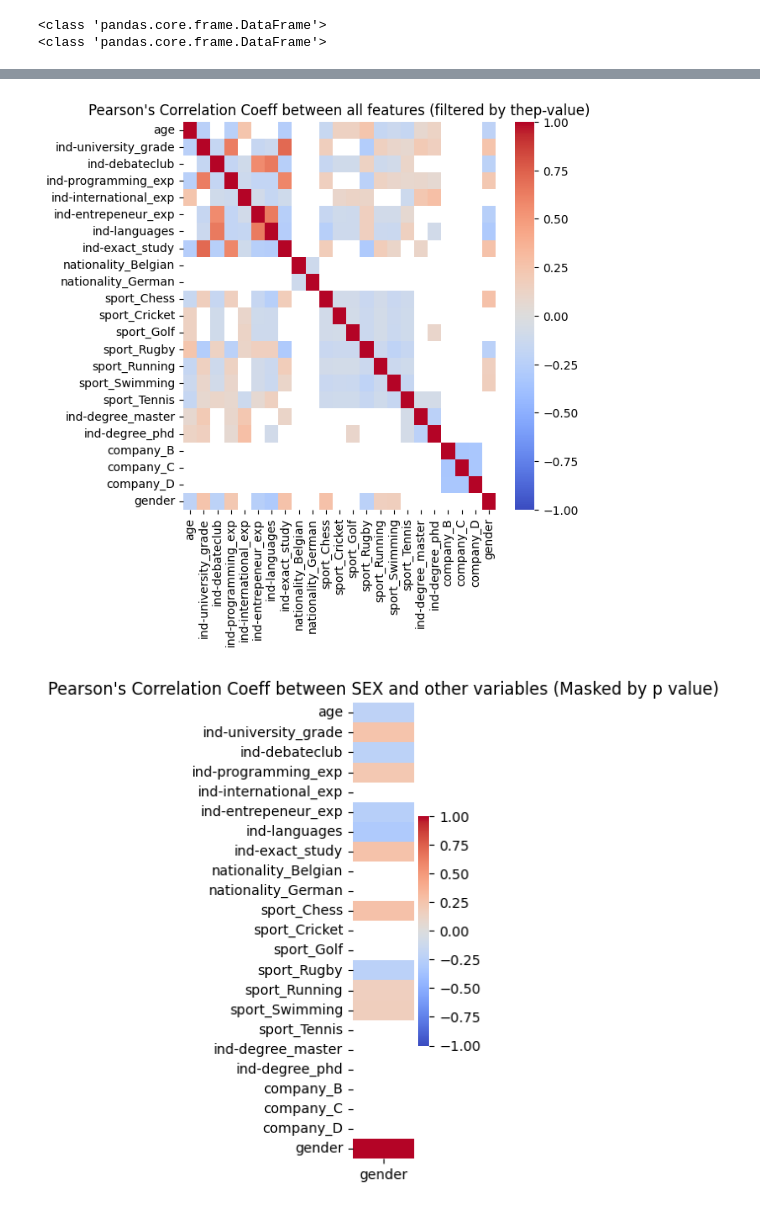
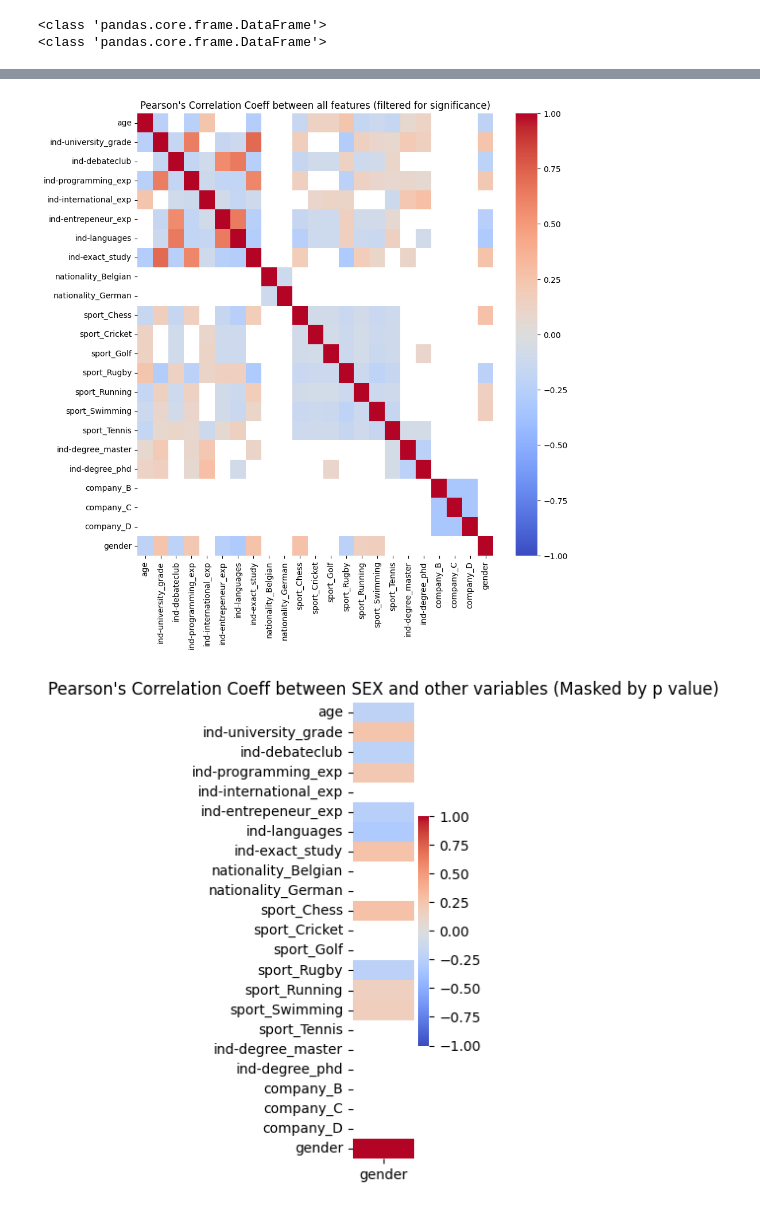
Before and after one commit to MiriamEspinosa/Gender_Fairness_Recruitment, a Jupyter notebook: Final_Assignment/final_assignment.ipynb, the cells around one changed output, grey strips where cells are left out. Cells and saved outputs as stored; diff of their text form; code cells hidden in the pictures.

```diff
--- a/Final_Assignment/final_assignment.ipynb
+++ b/Final_Assignment/final_assignment.ipynb
@@ -695,11 +680,11 @@ Index(['age', 'ind-university_grade', 'ind-debateclub', 'ind-programming_exp',
 # %%
 ### Visualise full correlarion matrix
-plt.figure(figsize=(6,6))
+plt.figure(figsize=(10,10))
 sns.heatmap(corr, cmap="coolwarm", xticklabels=X_train_copy.columns, yticklabels=X_train_copy.columns, mask= p > corrected_alpha, vmin=-1, vmax=1) ## mask if p is higher
-plt.title("Pearson's Correlation Coeff between all features (filtered by thep-value)")
+plt.title("Pearson's Correlation Coeff between all features (filtered for significance)")
 plt.show()
 # %% [output]
-[figure, old version]
+[figure, new version]
 # %%
 ### Visualise columns of the correlation matrix that are associated only with protected features (see Lecture Slides)
 plt.figure(figsize=(1,6))
```
Also changed, not shown: parts of 46 cells of this notebook.
